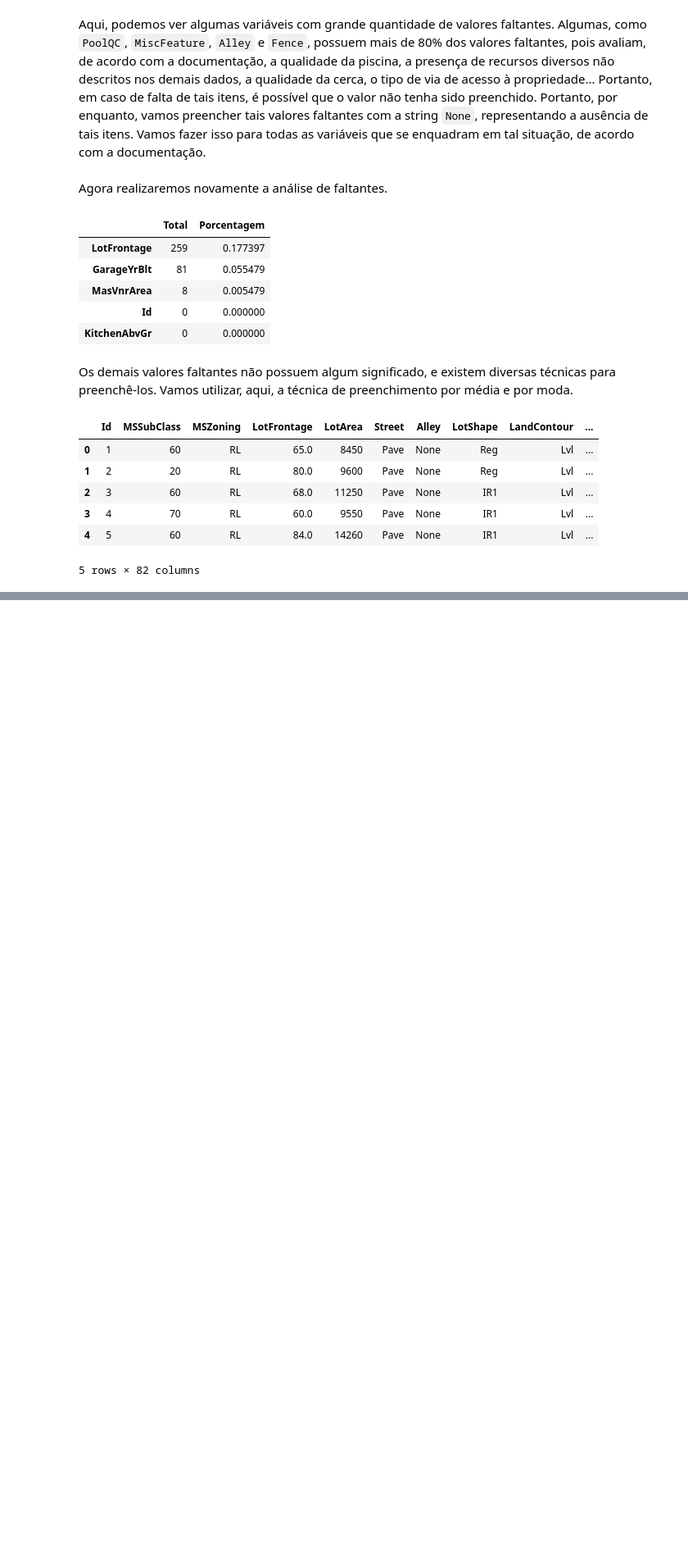
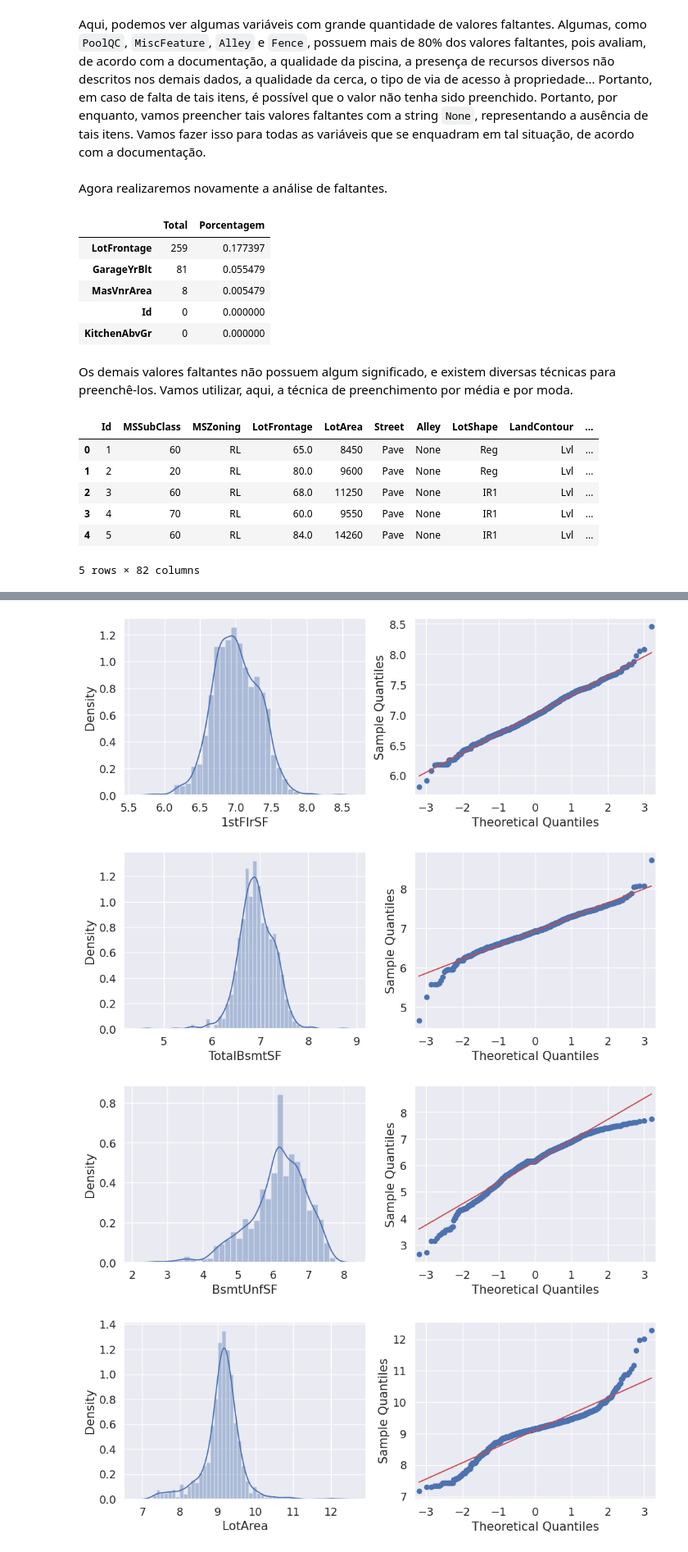
Before and after one commit to thomaschiari/ML_AI-Training, a Jupyter notebook: M1-Introduction/Exploratory-Preprocessing.ipynb, the cells around one changed output, grey strips where cells are left out. Shown at 82% size. Saved outputs shown, nothing was run; the diff lists cells and outputs as text; code cells hidden in the pictures; blank space fills up the shorter version.

```diff
--- a/M1-Introduction/Exploratory-Preprocessing.ipynb
+++ b/M1-Introduction/Exploratory-Preprocessing.ipynb
@@ -258,0 +332,21 @@ df_num.drop(['Id'], axis=1, inplace=True)
+# %%
+var_transformar = ['1stFlrSF','TotalBsmtSF', 'BsmtUnfSF', 'LotArea', 'LotFrontage']
+
+for var in var_transformar:
+    df_num[var] = np.log(df_num[var])
+    df_num[var].replace([np.inf, -np.inf], np.nan, inplace=True)
+    df_num[var].fillna(df_num[var].mean(), inplace=True)
+
+
+for var in var_transformar:
+    fig = plt.figure(figsize=(12,4))
+    ax1 = fig.add_subplot(121)
+    ax2 = fig.add_subplot(122)
+    sns.distplot(df_num[var], ax=ax1)
+    sm.qqplot(df_num[var], line='s', ax=ax2)
+    plt.show()
+# %% [output]
+[figure, added]
+[figure, added]
+[figure, added]
+[figure, added]
```
Also changed, not shown: parts of 18 cells of this notebook.
